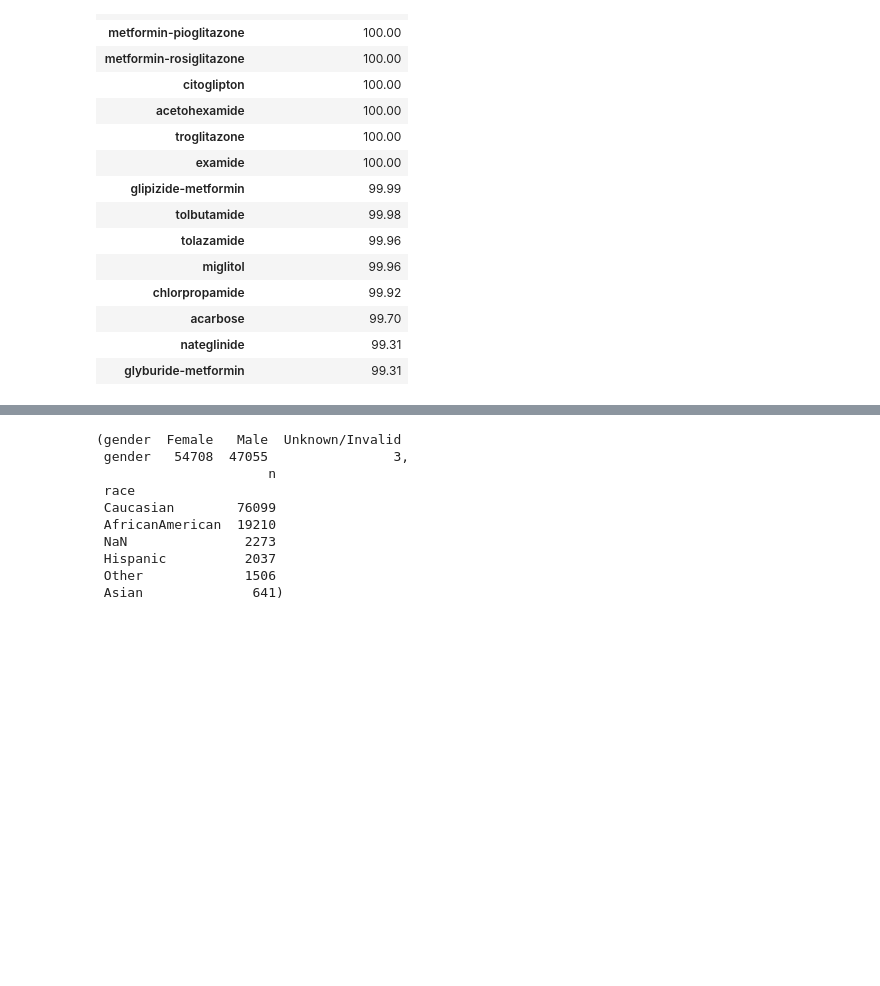
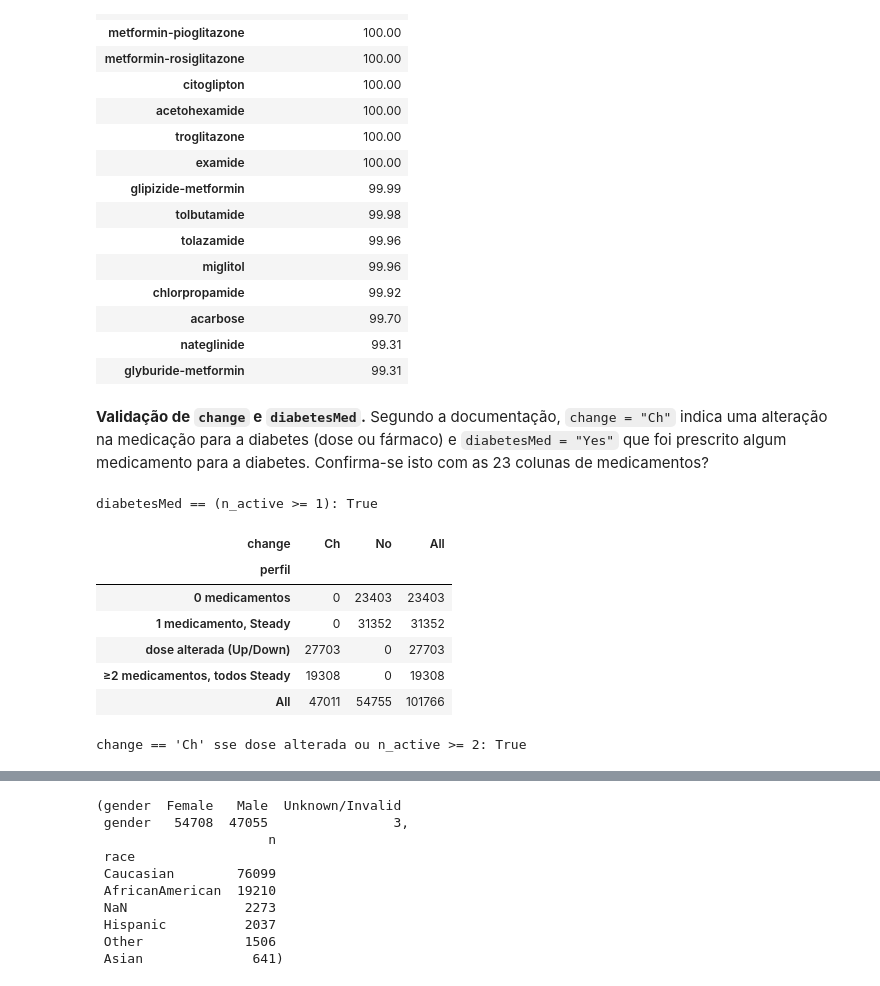
Before and after one commit to EDSB26G11/Bootcamp_Projetos, a Jupyter notebook: notebooks/01_eda.ipynb, the cells around one changed output, grey strips where cells are left out. Cells and saved outputs as stored; diff of their text form; code cells hidden in the pictures; blank space fills up the shorter version.

```diff
--- a/notebooks/01_eda.ipynb
+++ b/notebooks/01_eda.ipynb
@@ -112,3 +120,31 @@ quasi[quasi >= 99].to_frame()
 | acarbose | 99.70 |
 | nateglinide | 99.31 |
 | glyburide-metformin | 99.31 |
+# %% [markdown]
+**Validação de `change` e `diabetesMed`.** Segundo a documentação, `change = "Ch"` indica uma alteração na medicação para a diabetes (dose ou fármaco) e `diabetesMed = "Yes"` que foi prescrito algum medicamento para a diabetes. Confirma-se isto com as 23 colunas de medicamentos?
+# %%
+n_active = df[MED_COLS].ne("No").sum(axis=1)               # nº de medicamentos prescritos no encontro
+dose_change = df[MED_COLS].isin(["Up", "Down"]).any(axis=1)  # algum medicamento com dose alterada
+
+# diabetesMed deve ser "Yes" sse há pelo menos um medicamento prescrito.
+print("diabetesMed == (n_active >= 1):", ((df["diabetesMed"] == "Yes") == (n_active >= 1)).all())
+
+# change vs medicamentos: nº de prescritos e se houve alteração de dose.
+profile = pd.Series(np.select([n_active == 0, dose_change, n_active == 1],
+                              ["0 medicamentos", "dose alterada (Up/Down)", "1 medicamento, Steady"],
+                              "≥2 medicamentos, todos Steady"), index=df.index, name="perfil")
+display(pd.crosstab(profile, df["change"], margins=True))
+
+# Regra empírica: Ch sse houve alteração de dose OU há ≥2 medicamentos prescritos.
+print("change == 'Ch' sse dose alterada ou n_active >= 2:",
+      ((df["change"] == "Ch") == (dose_change | (n_active >= 2))).all())
+# %% [output]
+diabetesMed == (n_active >= 1): True
+| change | Ch | No | All |
+| perfil |  |  |  |
+| 0 medicamentos | 0 | 23403 | 23403 |
+| 1 medicamento, Steady | 0 | 31352 | 31352 |
+| dose alterada (Up/Down) | 27703 | 0 | 27703 |
+| ≥2 medicamentos, todos Steady | 19308 | 0 | 19308 |
+| All | 47011 | 54755 | 101766 |
+change == 'Ch' sse dose alterada ou n_active >= 2: True
```
Also changed, not shown: parts of 3 cells of this notebook, 2 other files.
